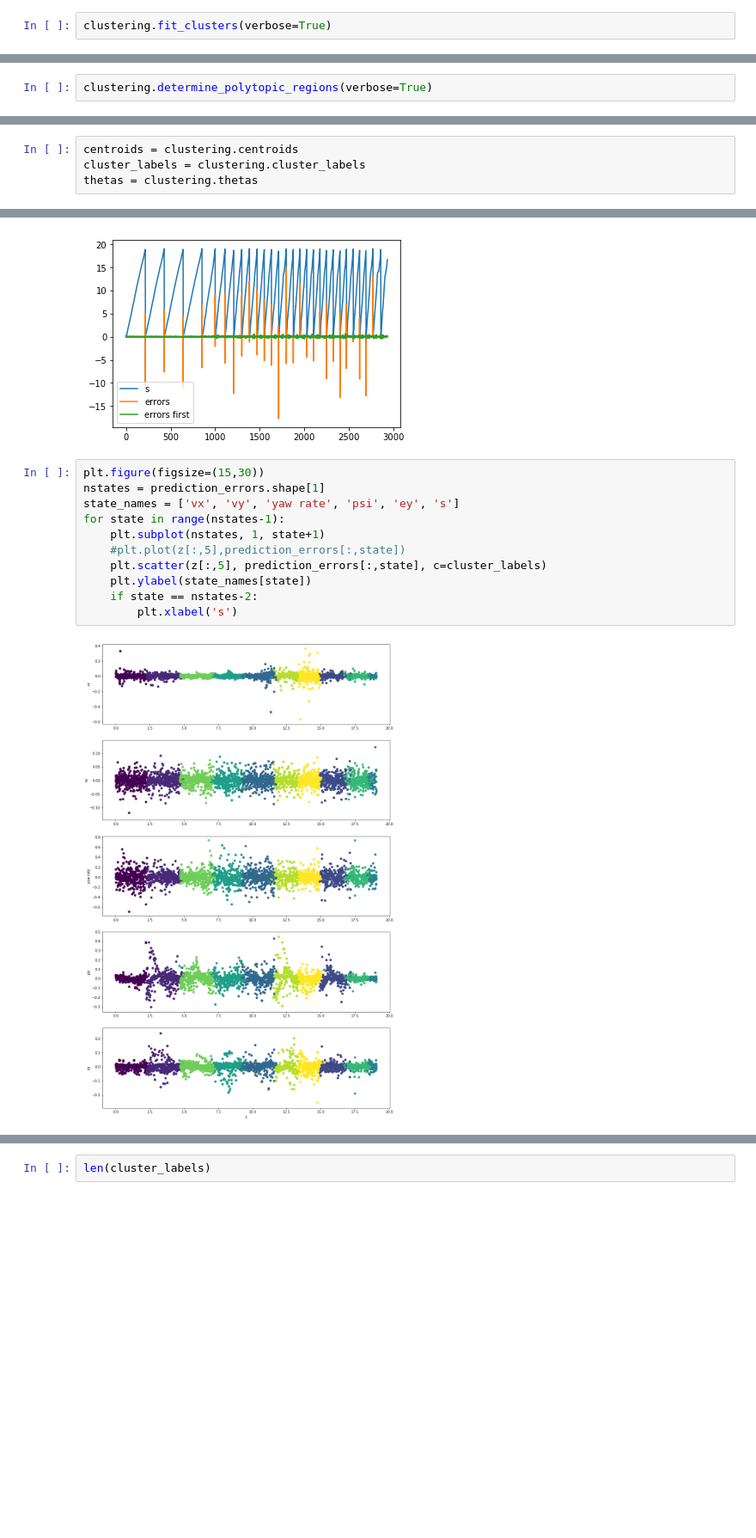
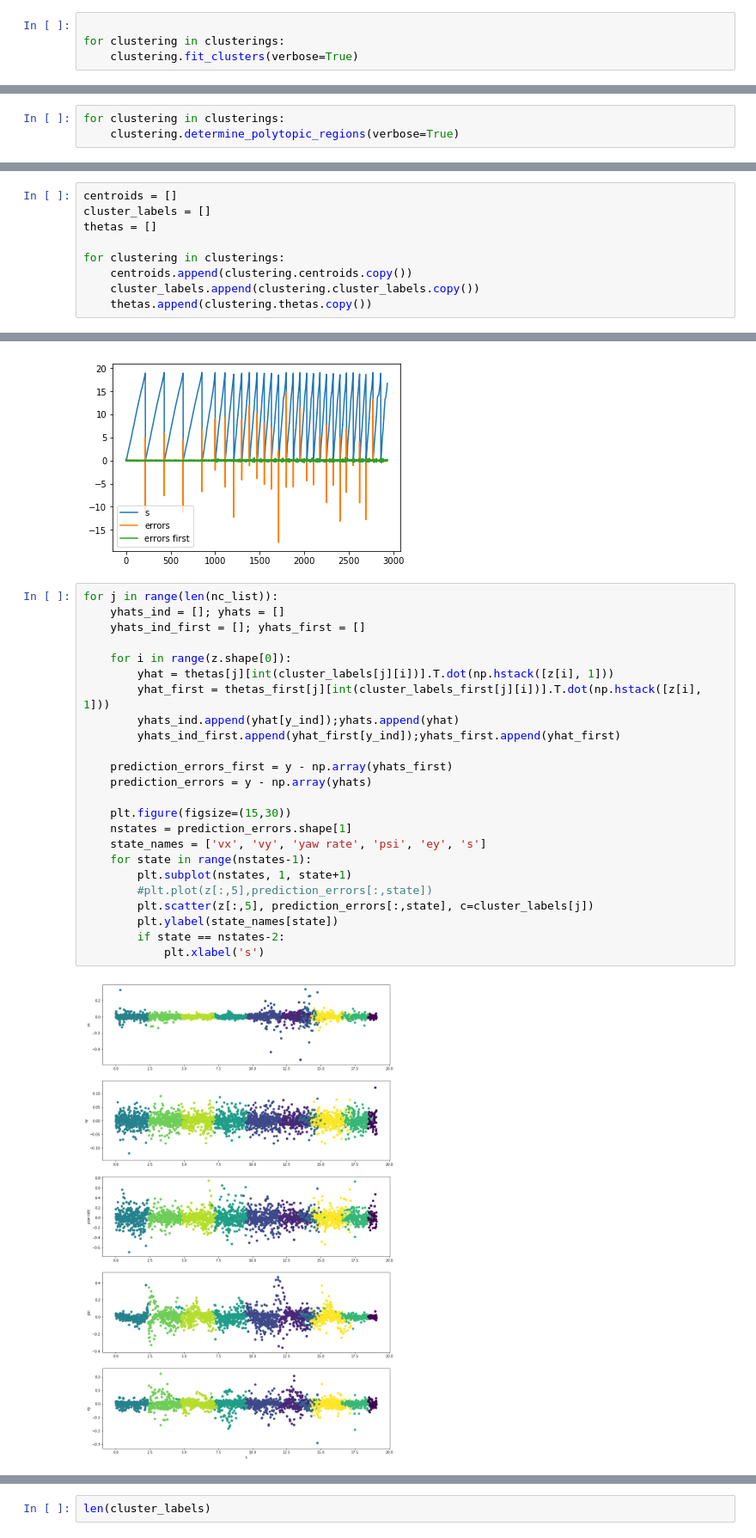
Before and after one commit to DeepakIngole/SwitchSysLMPC, a Jupyter notebook: notebooks/PWA fitting on Car Data.ipynb, the cells around one changed output, grey strips where cells are left out. Shown at 86% size. Drawn from its saved outputs; the diff is of its cells as text; blank space fills up the shorter version.

Commit message:
Experimenting with different numbers of clusters

```diff
--- a/notebooks/PWA fitting on Car Data.ipynb
+++ b/notebooks/PWA fitting on Car Data.ipynb
@@ -81,5 +82,7 @@ clustering = pwac.ClusterPWA.from_num_clusters(z, y, 10, z_cutoff=6)
 # %%
-clustering.fit_clusters(verbose=True)
+
+for clustering in clusterings:
+    clustering.fit_clusters(verbose=True)
 # %% [output]
 assigning datapoints to clusters
 updating models
@@ -105,5 +113,6 @@ thetas_first = clustering.thetas.copy()
 # %%
-clustering.determine_polytopic_regions(verbose=True)
+for clustering in clusterings:
+    clustering.determine_polytopic_regions(verbose=True)
 # %% [output]
 ----------------------------------------------------------------------------
         SCS v1.2.6 - Splitting Conic Solver
@@ -123,9 +132,14 @@ c'x = 0.9641, -b'y = 0.9598
 ============================================================================
 WARNING: nonoptimal polytope regions: optimal_inaccurate
 # %%
-centroids = clustering.centroids
-cluster_labels = clustering.cluster_labels
-thetas = clustering.thetas
+centroids = []
+cluster_labels = []
+thetas = []
+
+for clustering in clusterings:
+    centroids.append(clustering.centroids.copy())
+    cluster_labels.append(clustering.cluster_labels.copy())
+    thetas.append(clustering.thetas.copy())
 # %%
 y_ind = 0
 z_ind = [5,0]
@@ -202,15 +234,28 @@ plt.legend()
 <matplotlib.legend.Legend at 0x...>
 [figure]
 # %%
-plt.figure(figsize=(15,30))
-nstates = prediction_errors.shape[1]
-state_names = ['vx', 'vy', 'yaw rate', 'psi', 'ey', 's']
-for state in range(nstates-1):
-    plt.subplot(nstates, 1, state+1)
-    #plt.plot(z[:,5],prediction_errors[:,state])
-    plt.scatter(z[:,5], prediction_errors[:,state], c=cluster_labels)
-    plt.ylabel(state_names[state])
-    if state == nstates-2:
-        plt.xlabel('s')
+for j in range(len(nc_list)):
+    yhats_ind = []; yhats = []
+    yhats_ind_first = []; yhats_first = []
+
+    for i in range(z.shape[0]):
+        yhat = thetas[j][int(cluster_labels[j][i])].T.dot(np.hstack([z[i], 1]))
+        yhat_first = thetas_first[j][int(cluster_labels_first[j][i])].T.dot(np.hstack([z[i], 1]))
+        yhats_ind.append(yhat[y_ind]);yhats.append(yhat)
+        yhats_ind_first.append(yhat_first[y_ind]);yhats_first.append(yhat_first)
+
+    prediction_errors_first = y - np.array(yhats_first)
+    prediction_errors = y - np.array(yhats)
+
+    plt.figure(figsize=(15,30))
+    nstates = prediction_errors.shape[1]
+    state_names = ['vx', 'vy', 'yaw rate', 'psi', 'ey', 's']
+    for state in range(nstates-1):
+        plt.subplot(nstates, 1, state+1)
+        #plt.plot(z[:,5],prediction_errors[:,state])
+        plt.scatter(z[:,5], prediction_errors[:,state], c=cluster_labels[j])
+        plt.ylabel(state_names[state])
+        if state == nstates-2:
+            plt.xlabel('s')
 # %% [output]
-[figure, old version]
+[figure, new version]
```
Also changed, not shown: parts of 8 cells of this notebook.
